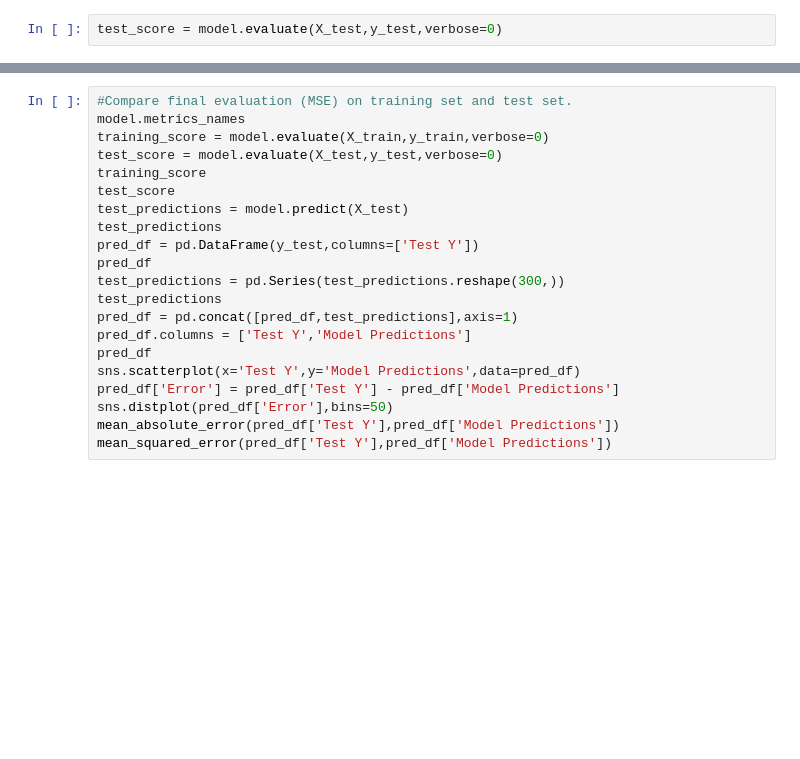
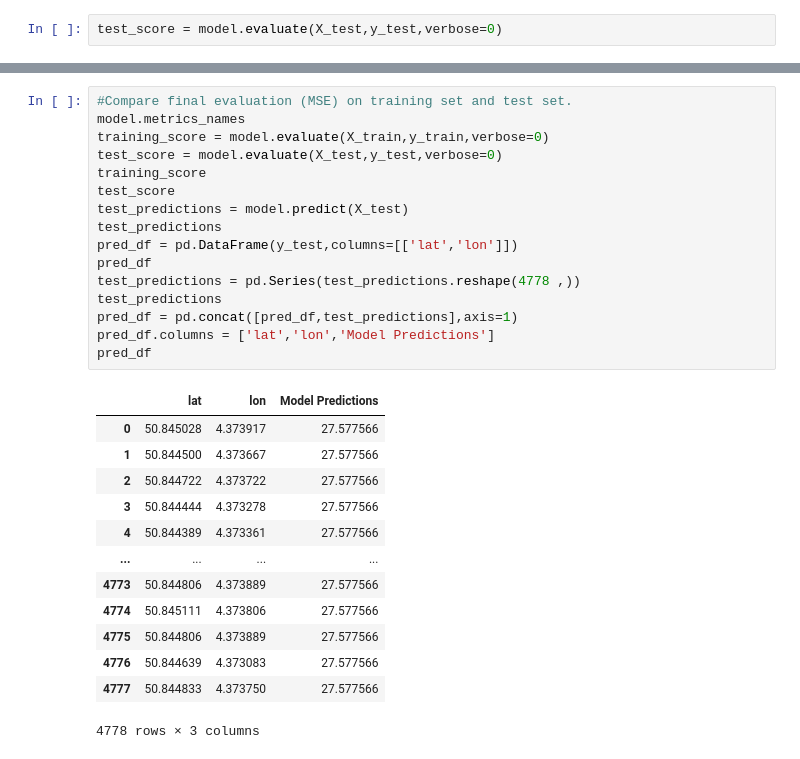
Before and after one commit to soumabkargit/intro-to-machine-learning, a Jupyter notebook: n_vibe_model.ipynb, the cells around one changed output, grey strips where cells are left out. Drawn from its saved outputs; the diff is of its cells as text; blank space fills up the shorter version.

```diff
--- a/n_vibe_model.ipynb
+++ b/n_vibe_model.ipynb
@@ -145,24 +256,33 @@ array([[27.591536],
 # %%
 #Compare final evaluation (MSE) on training set and test set.
 model.metrics_names
 training_score = model.evaluate(X_train,y_train,verbose=0)
 test_score = model.evaluate(X_test,y_test,verbose=0)
 training_score
 test_score
 test_predictions = model.predict(X_test)
 test_predictions
-pred_df = pd.DataFrame(y_test,columns=['Test Y'])
+pred_df = pd.DataFrame(y_test,columns=[['lat','lon']])
 pred_df
-test_predictions = pd.Series(test_predictions.reshape(300,))
+test_predictions = pd.Series(test_predictions.reshape(4778 ,))
 test_predictions
 pred_df = pd.concat([pred_df,test_predictions],axis=1)
-pred_df.columns = ['Test Y','Model Predictions']
+pred_df.columns = ['lat','lon','Model Predictions']
 pred_df
-sns.scatterplot(x='Test Y',y='Model Predictions',data=pred_df)
-pred_df['Error'] = pred_df['Test Y'] - pred_df['Model Predictions']
-sns.distplot(pred_df['Error'],bins=50)
-mean_absolute_error(pred_df['Test Y'],pred_df['Model Predictions'])
-mean_squared_error(pred_df['Test Y'],pred_df['Model Predictions'])
+# %% [output]
+|  | lat | lon | Model Predictions |
+| 0 | 50.845028 | 4.373917 | 27.577566 |
+| 1 | 50.844500 | 4.373667 | 27.577566 |
+| 2 | 50.844722 | 4.373722 | 27.577566 |
+| 3 | 50.844444 | 4.373278 | 27.577566 |
+| 4 | 50.844389 | 4.373361 | 27.577566 |
+| ... | ... | ... | ... |
+| 4773 | 50.844806 | 4.373889 | 27.577566 |
+| 4774 | 50.845111 | 4.373806 | 27.577566 |
+| 4775 | 50.844806 | 4.373889 | 27.577566 |
+| 4776 | 50.844639 | 4.373083 | 27.577566 |
+| 4777 | 50.844833 | 4.373750 | 27.577566 |
+4778 rows × 3 columns
 # %%
 # Essentially the same thing, difference just due to precision
 test_score
```
Also changed, not shown: parts of 13 cells of this notebook.
